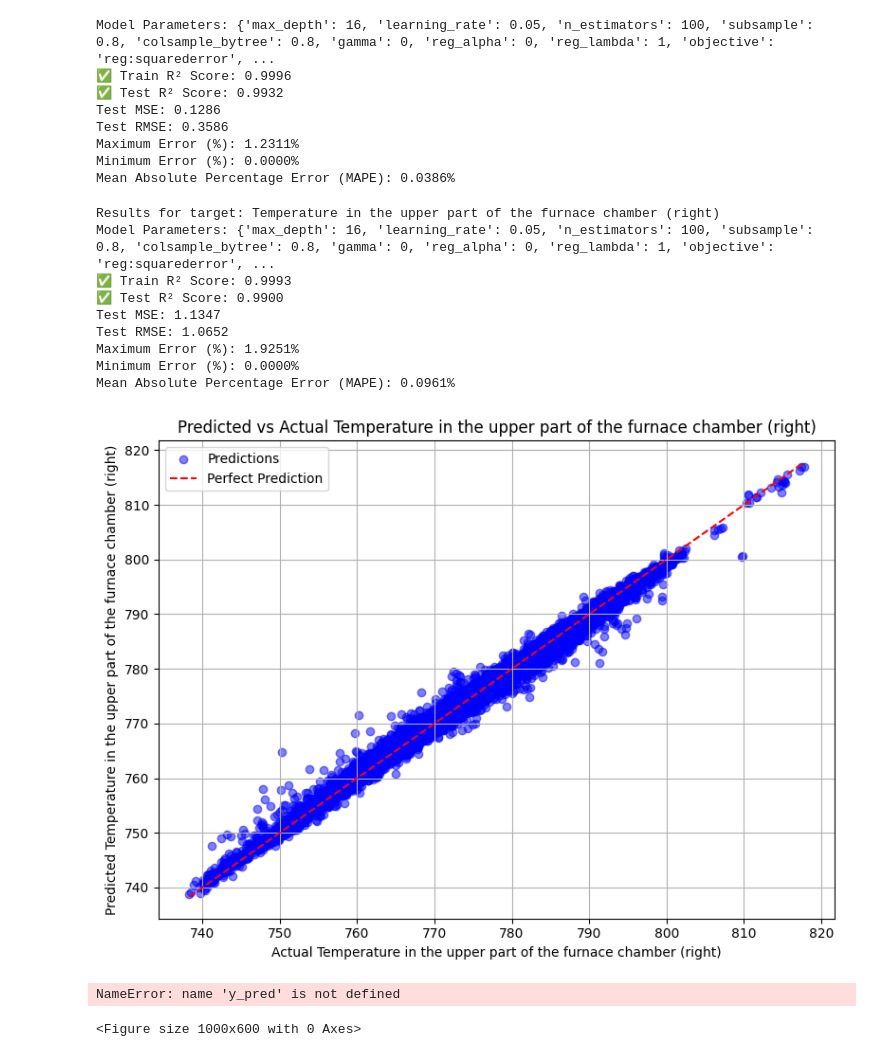
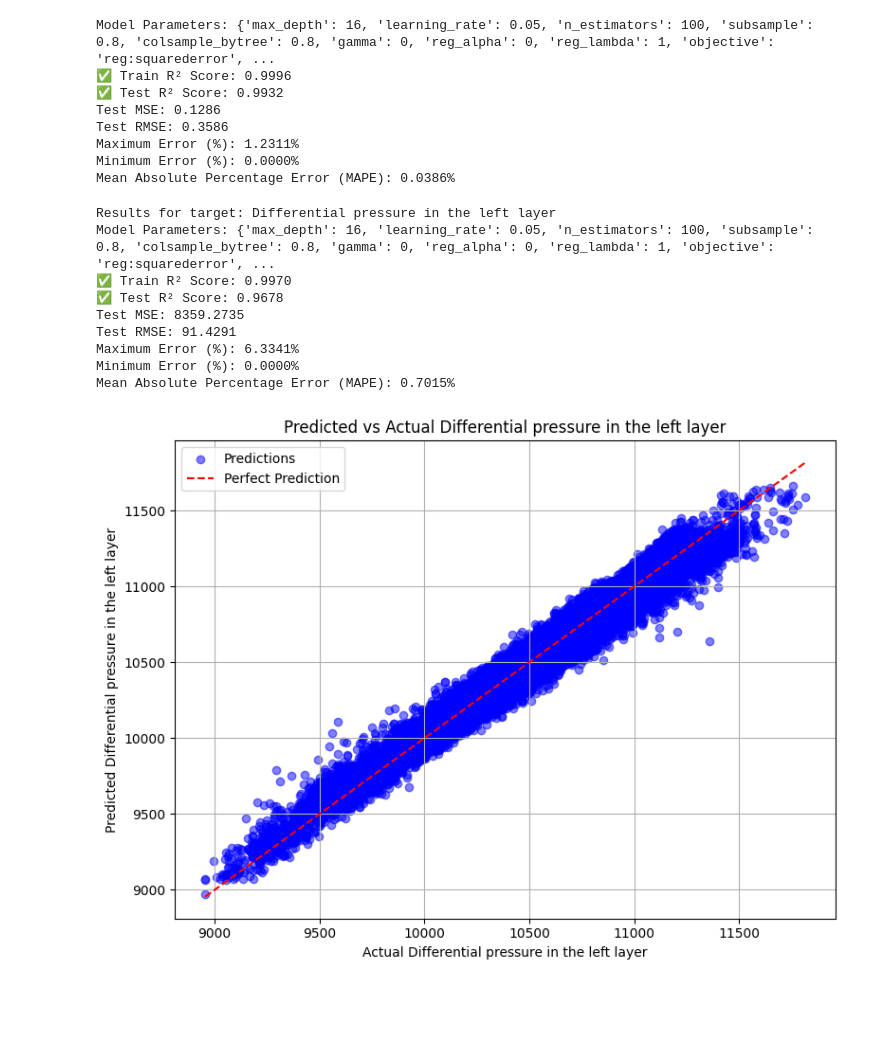
Before and after one commit to adeshsingh5505/BoilerEfficiency, a Jupyter notebook: boilerxgboost_parametric.ipynb, the cells around one changed output. Drawn from its saved outputs; the diff is of its cells as text; code cells hidden in the pictures; blank space fills up the shorter version.

```diff
--- a/boilerxgboost_parametric.ipynb
+++ b/boilerxgboost_parametric.ipynb
@@ -158,7 +125,7 @@ except Exception as e:
     raise Exception(f"Error loading dataset: {e}")
 
 # Define new target (replace with your desired target column)
-new_target = "Temperature in the upper part of the furnace chamber (right)"  # e.g., "Boiler pressure", "Steam flow rate"
+new_target = "Differential pressure in the left layer"  # e.g., "Boiler pressure", "Steam flow rate"
 if new_target not in df.columns:
     raise KeyError(f"New target column '{new_target}' not found in dataset")
 if "date" not in df.columns:
@@ -166,7 +133,7 @@ if "date" not in df.columns:
 
 # Define target and features
 # Exclude original target to avoid potential leakage
-X = df.drop(columns=["date", new_target, "Boiler outlet steam temperature"])
+X = df.drop(columns=["date", new_target,"Differential pressure in the left layer"])
 y = df[new_target]
 
 # Verify data types and handle missing values
@@ -227,54 +194,38 @@ mean_absolute_percentage_error = np.mean(percentage_errors)
 # Print results
 print(f"Results for target: {new_target}")
 print("Model Parameters:", xgb_params)
 print(f"✅ Train R² Score: {train_r2:.4f}")
 print(f"✅ Test R² Score: {test_r2:.4f}")
 print(f"Test MSE: {mse:.4f}")
 print(f"Test RMSE: {rmse:.4f}")
 print(f"Maximum Error (%): {max_error_percent:.4f}%")
 print(f"Minimum Error (%): {min_error_percent:.4f}%")
 print(f"Mean Absolute Percentage Error (MAPE): {mean_absolute_percentage_error:.4f}%")
 
 # Check for overfitting
 if train_r2 - test_r2 > 0.1:
     print("Warning: Potential overfitting detected (Train R² >> Test R²)")
 
 # Scatter plot of predicted vs actual values
 plt.figure(figsize=(8, 6))
 plt.scatter(y_test, y_test_pred, alpha=0.5, color='blue', label='Predictions')
 plt.plot([y_test.min(), y_test.max()], [y_test.min(), y_test.max()], 'r--', label='Perfect Prediction')
 plt.xlabel(f"Actual {new_target}")
 plt.ylabel(f"Predicted {new_target}")
 plt.title(f"Predicted vs Actual {new_target}")
 plt.legend()
 plt.grid(True)
 plt.tight_layout()
 plt.savefig("scatter_plot.png")
 plt.show()
 # %% [output]
-Results for target: Temperature in the upper part of the furnace chamber (right)
+Results for target: Differential pressure in the left layer
 Model Parameters: {'max_depth': 16, 'learning_rate': 0.05, 'n_estimators': 100, 'subsample': 0.8, 'colsample_bytree': 0.8, 'gamma': 0, 'reg_alpha': 0, 'reg_lambda': 1, 'objective': 'reg:squarederror', ...
-✅ Train R² Score: 0.9993
-✅ Test R² Score: 0.9900
-Test MSE: 1.1347
-Test RMSE: 1.0652
-Maximum Error (%): 1.9251%
+✅ Train R² Score: 0.9970
+✅ Test R² Score: 0.9678
+Test MSE: 8359.2735
+Test RMSE: 91.4291
+Maximum Error (%): 6.3341%
 Minimum Error (%): 0.0000%
-Mean Absolute Percentage Error (MAPE): 0.0961%
+Mean Absolute Percentage Error (MAPE): 0.7015%
-[figure, old version]
+[figure, new version]
-# %%
-import matplotlib.pyplot as plt
-
-# Plot actual vs predicted values
-plt.figure(figsize=(10, 6))
-plt.scatter(y_test, y_pred, alpha=0.6, color='royalblue', edgecolors='k')
-plt.plot([y_test.min(), y_test.max()], [y_test.min(), y_test.max()], 'r--', lw=2)
-plt.xlabel('Actual Boiler Outlet Steam Temperature')
-plt.ylabel('Predicted Boiler Outlet Steam Temperature')
-plt.title('Actual vs Predicted Steam Temperature')
-plt.grid(True)
-plt.tight_layout()
-plt.show()
-# %% [output]
-NameError: name 'y_pred' is not defined
-<Figure size 1000x600 with 0 Axes>
```
Also changed, not shown: parts of 3 cells of this notebook.
